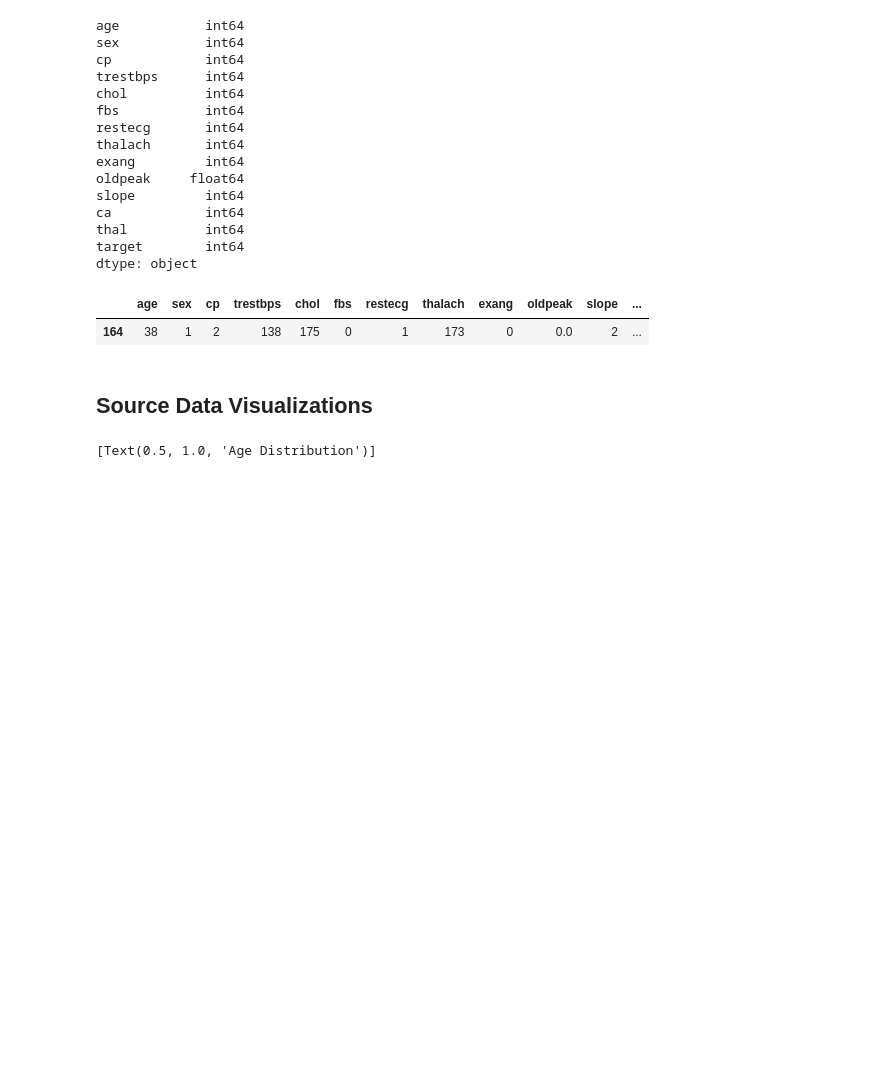
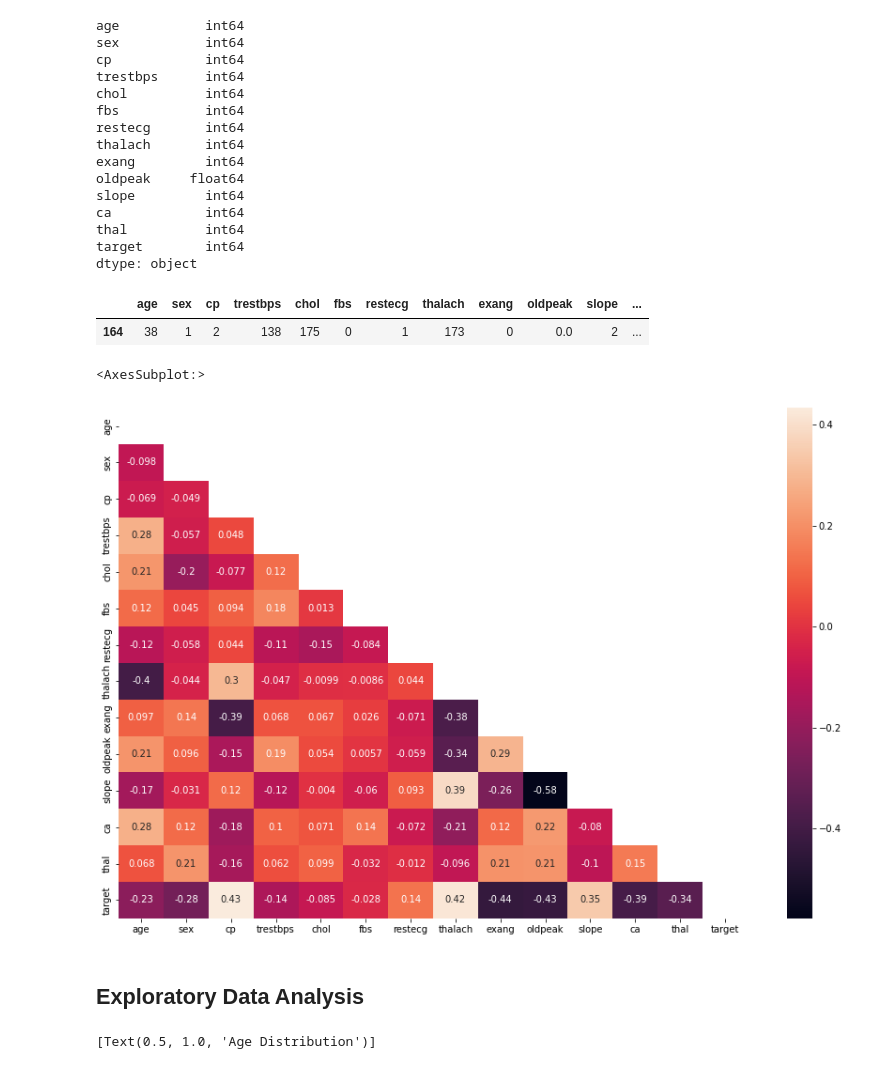
Before and after one commit to MeanGr33n/Kaggle_heart_dis_prediction, a Jupyter notebook: jupyter/Initial Notebook.ipynb, the cells around one changed output. Saved outputs shown, nothing was run; the diff lists cells and outputs as text; code cells hidden in the pictures; blank space fills up the shorter version.

```diff
--- a/jupyter/Initial Notebook.ipynb
+++ b/jupyter/Initial Notebook.ipynb
@@ -99,8 +114,15 @@ duplicateRowsDF
 # %% [output]
 |  | age | sex | cp | trestbps | chol | fbs | restecg | thalach | exang | oldpeak | slope | ... |
 | 164 | 38 | 1 | 2 | 138 | 175 | 0 | 1 | 173 | 0 | 0.0 | 2 | ... |
+# %%
+mask = np.triu(np.ones_like(heart_frame.corr()))
+fig=plt.figure(figsize=(15,10))
+sb.heatmap(heart_frame.corr(), annot=True, mask=mask)
+# %% [output]
+<AxesSubplot:>
+[figure, added]
 # %% [markdown]
-## Source Data Visualizations
+## Exploratory Data Analysis
 # %%
 sb.histplot(heart_frame['age'], color='limegreen').set(title='Age Distribution')
 # %% [output]
```
Also changed, not shown: parts of 23 cells of this notebook.
